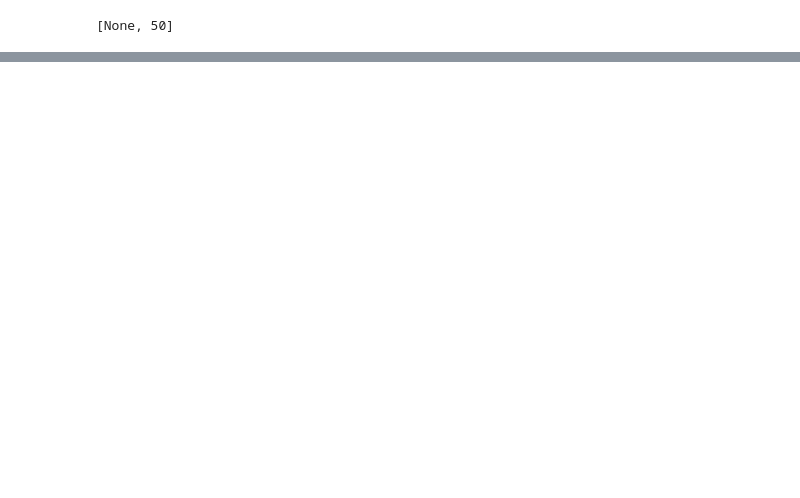
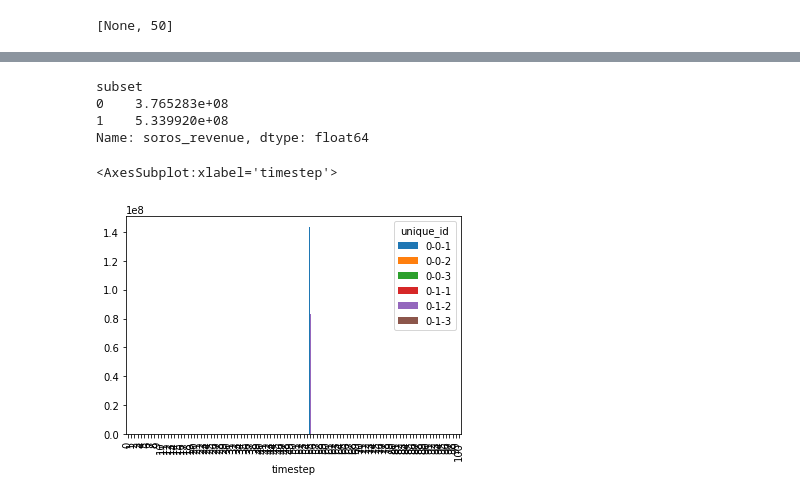
Before and after one commit to OlympusDAO/olympus-digital-twin, a Jupyter notebook: Soros Playground.ipynb, the cells around one changed output, grey strips where cells are left out. Drawn from its saved outputs; the diff is of its cells as text; code cells hidden in the pictures; blank space fills up the shorter version.

```diff
--- a/Soros Playground.ipynb
+++ b/Soros Playground.ipynb
@@ -93,0 +98,12 @@ df["soros_revenue"].min()
+# %%
+df.groupby("subset").sum()["soros_revenue"]
+# %% [output]
+subset
+0    3.765283e+08
+1    5.339920e+08
+Name: soros_revenue, dtype: float64
+# %%
+df.pivot("timestep", "unique_id", "soros_revenue").plot(kind='bar')
+# %% [output]
+<AxesSubplot:xlabel='timestep'>
+[figure, added]
```
Also changed, not shown: parts of 7 cells of this notebook, 2 other files.
